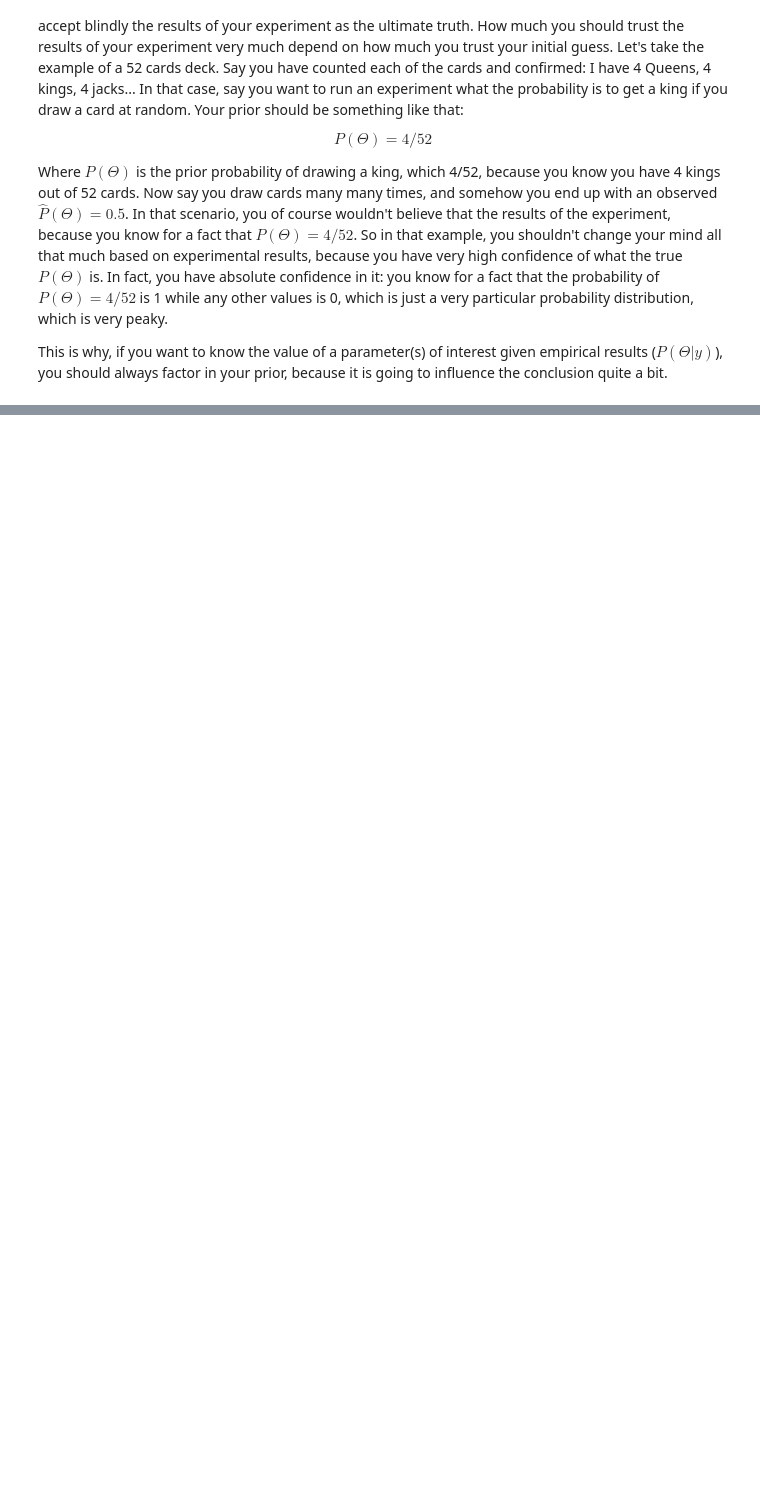
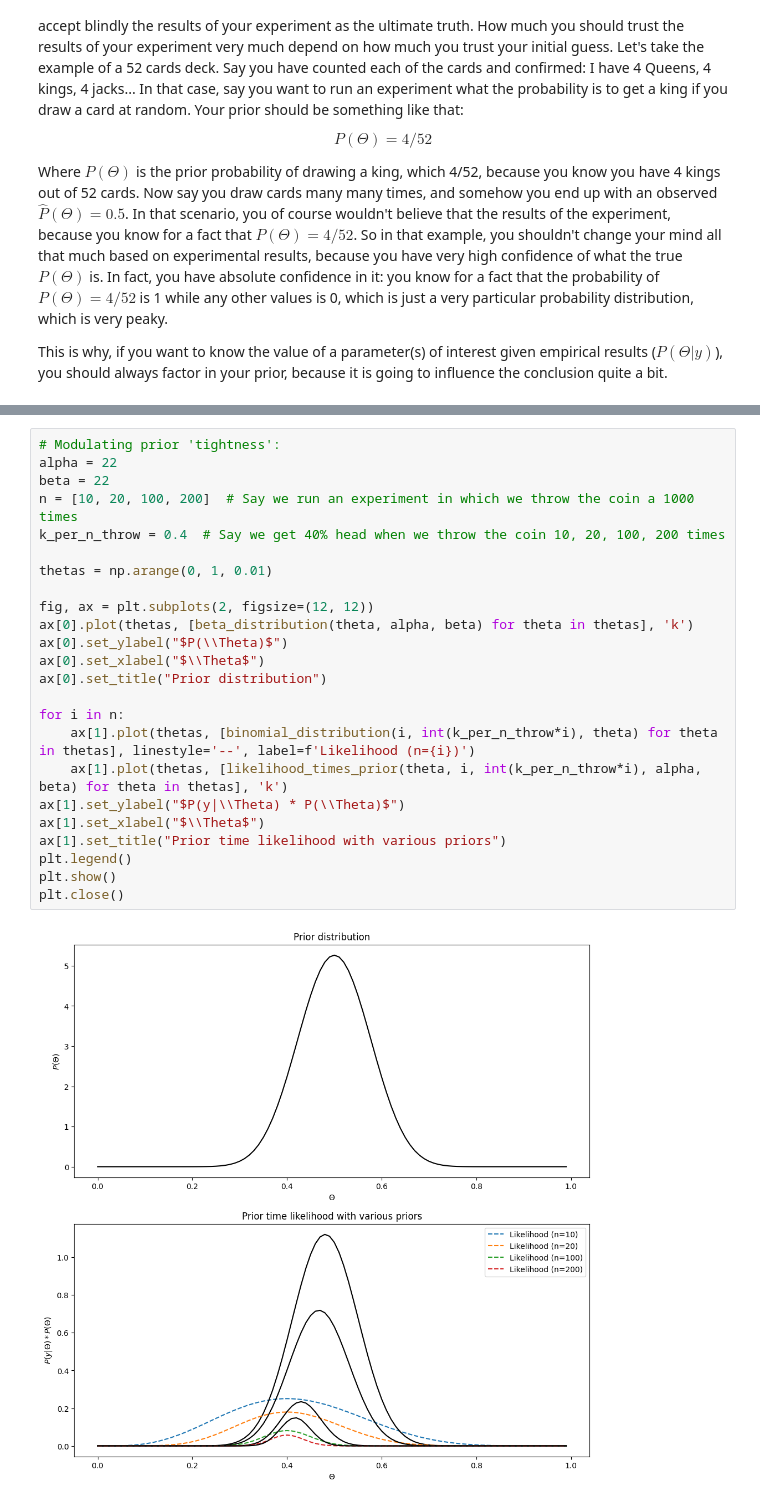
Before and after one commit to AlexLepauvre/variation_laplace_for_dummies, a Jupyter notebook: VariationalLaplaceForDummies/_build/jupyter_execute/BayesTheorem.ipynb, the cells around one changed output, grey strips where cells are left out. Drawn from its saved outputs; the diff is of its cells as text; blank space fills up the shorter version.

```diff
--- a/VariationalLaplaceForDummies/_build/jupyter_execute/BayesTheorem.ipynb
+++ b/VariationalLaplaceForDummies/_build/jupyter_execute/BayesTheorem.ipynb
@@ -341,0 +371,26 @@ In fact, we can very easily verify that this is true by running another little s
+# %%
+# Modulating prior 'tightness':
+alpha = 22
+beta = 22
+n = [10, 20, 100, 200]  # Say we run an experiment in which we throw the coin a 1000 times
+k_per_n_throw = 0.4  # Say we get 40% head when we throw the coin 10, 20, 100, 200 times
+
+thetas = np.arange(0, 1, 0.01)
+
+fig, ax = plt.subplots(2, figsize=(12, 12))
+ax[0].plot(thetas, [beta_distribution(theta, alpha, beta) for theta in thetas], 'k')
+ax[0].set_ylabel("$P(\\Theta)$")
+ax[0].set_xlabel("$\\Theta$")
+ax[0].set_title("Prior distribution")
+
+for i in n:
+    ax[1].plot(thetas, [binomial_distribution(i, int(k_per_n_throw*i), theta) for theta in thetas], linestyle='--', label=f'Likelihood (n={i})')
+    ax[1].plot(thetas, [likelihood_times_prior(theta, i, int(k_per_n_throw*i), alpha, beta) for theta in thetas], 'k')
+ax[1].set_ylabel("$P(y|\\Theta) * P(\\Theta)$")
+ax[1].set_xlabel("$\\Theta$")
+ax[1].set_title("Prior time likelihood with various priors")
+plt.legend()
+plt.show()
+plt.close()
+# %% [output]
+[figure, added]
```
Also changed, not shown: parts of 31 cells of this notebook, 38 other files.
